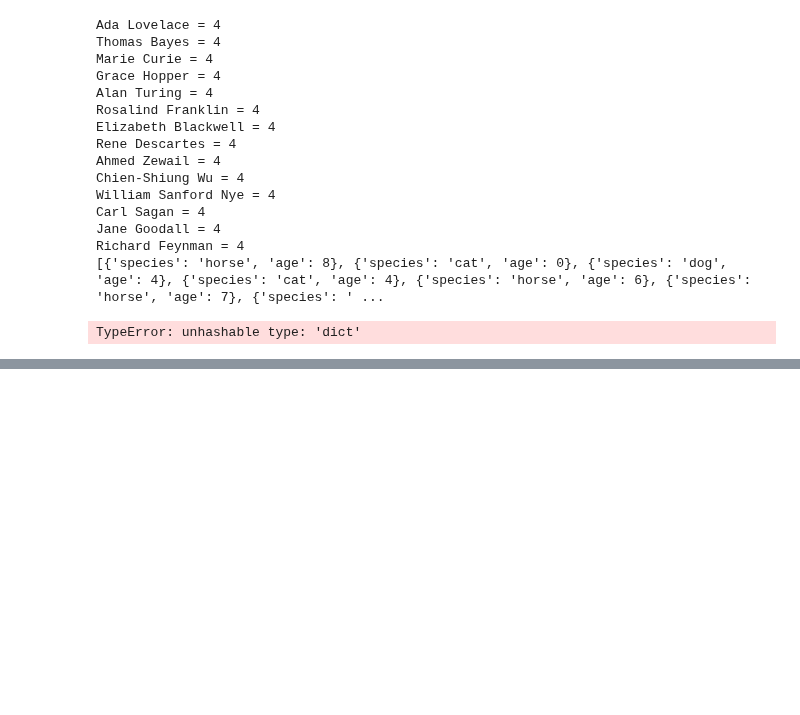
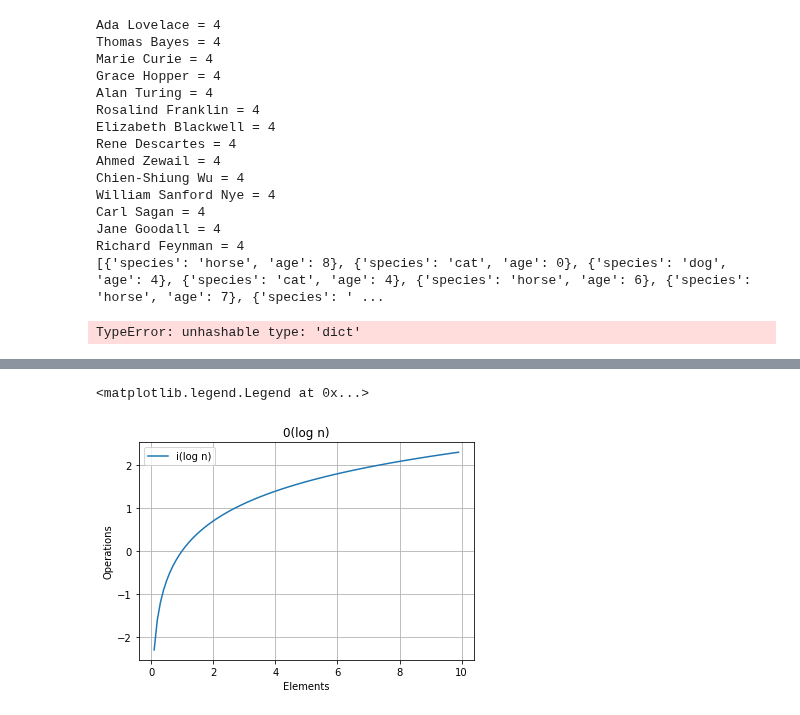
Before and after one commit to ravinder79/python-exercises, a Jupyter notebook: python-basics.ipynb, the cells around one changed output, grey strips where cells are left out. Saved outputs shown, nothing was run; the diff lists cells and outputs as text; code cells hidden in the pictures; blank space fills up the shorter version.

```diff
--- a/python-basics.ipynb
+++ b/python-basics.ipynb
@@ -365,0 +425,12 @@ TypeError: unhashable type: 'dict'
+# %%
+x = [i*0.1 for i in range(1,100)]
+y = [math.log(x) for x in x]
+plt.plot(x,y, label = 'i(log n)')
+plt.title("0(log n)")
+plt.xlabel('Elements')
+plt.ylabel('Operations')
+plt.grid()
+plt.legend(loc='best')
+# %% [output]
+<matplotlib.legend.Legend at 0x...>
+[figure, added]
```
Also changed, not shown: parts of 4 cells of this notebook.
